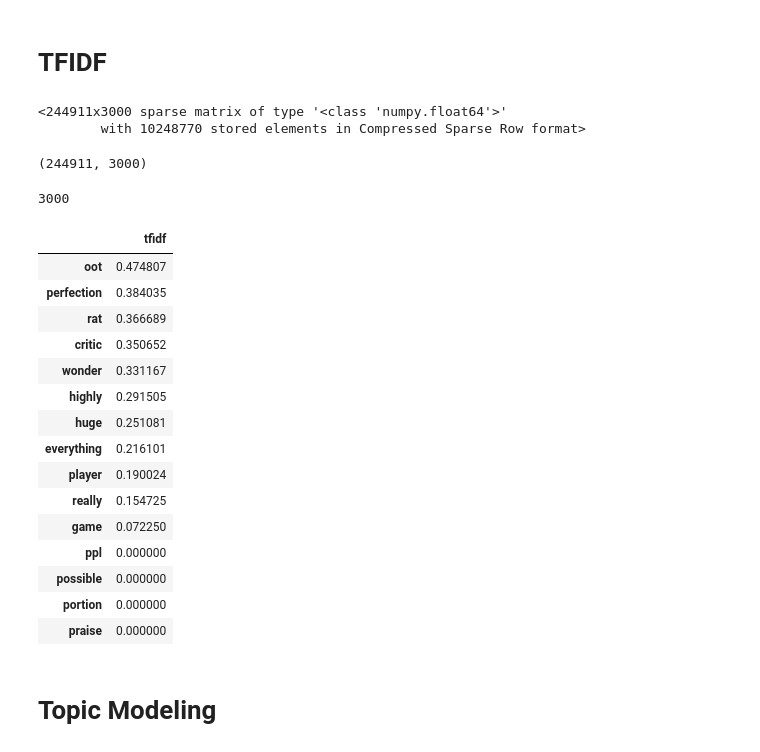
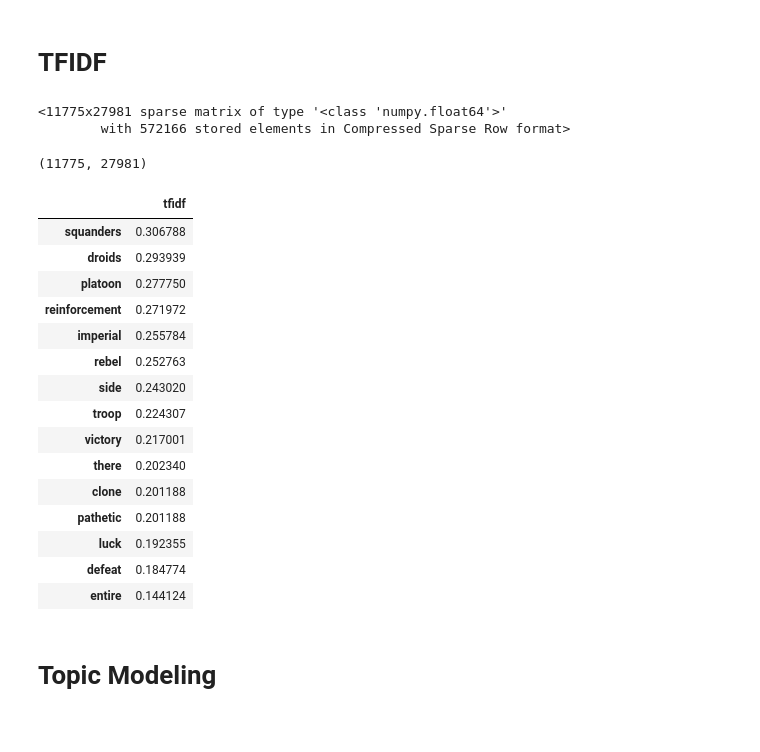
Before and after one commit to vivyhasadream/Game_Recommender_System_W_Sentimental_Analyzer, a Jupyter notebook: 2_EDA_NLP.ipynb, the cells around one changed output. Saved outputs shown, nothing was run; the diff lists cells and outputs as text; code cells hidden in the pictures.

```diff
--- a/2_EDA_NLP.ipynb
+++ b/2_EDA_NLP.ipynb
@@ -231,0 +230,10 @@ Name: Userscore, dtype: float64
+# %%
+sample_size = int(df.shape[0]*0.05)  # 5% of origin
+print(f'sample size {sample_size}')
+
+df_sub = df.sample(sample_size,random_state=2333)
+
+start = time.time()
+df_sub['Comment'] = df_sub['Comment'].apply(process_text, min_length = 10)
+end = time.time()
+print(f'{end-start} seconds slipped.')
@@ -316,45 +343,41 @@ dtype: float64
 # after proprocess, there will be empty comment
 # due to min_length
 
-df_new = df[df['Comment'] != '']
+df_new = df_sub[df_sub['Comment'] != '']
 # %%
 corpus = df_new['Comment']
 vectorizer = TfidfVectorizer()
 X_train = vectorizer.fit_transform(corpus)
 X_train
 # %% [output]
-<244911x3000 sparse matrix of type '<class 'numpy.float64'>'
-        with 10248770 stored elements in Compressed Sparse Row format>
+<11775x27981 sparse matrix of type '<class 'numpy.float64'>'
+        with 572166 stored elements in Compressed Sparse Row format>
 # %%
 X_train.shape
 # %% [output]
-(244911, 3000)
+(11775, 27981)
-# %%
-len(vectorizer.get_feature_names_out())
-# %% [output]
-3000
 # %%
 feature_names = vectorizer.get_feature_names() #get tfidf vector for first document
 first_document_vector = X_train[0]  #print the scores
-df = pd.DataFrame(first_document_vector.T.todense(), index=feature_names, columns=["tfidf"])
-df.sort_values(by=["tfidf"],ascending=False).head(15)
+df_temp = pd.DataFrame(first_document_vector.T.todense(), index=feature_names, columns=["tfidf"])
+df_temp.sort_values(by=["tfidf"],ascending=False).head(15)
 # %% [output]
 |  | tfidf |
-| oot | 0.474807 |
-| perfection | 0.384035 |
-| rat | 0.366689 |
-| critic | 0.350652 |
-| wonder | 0.331167 |
-| highly | 0.291505 |
-| huge | 0.251081 |
-| everything | 0.216101 |
-| player | 0.190024 |
-| really | 0.154725 |
-| game | 0.072250 |
-| ppl | 0.000000 |
-| possible | 0.000000 |
-| portion | 0.000000 |
-| praise | 0.000000 |
+| squanders | 0.306788 |
+| droids | 0.293939 |
+| platoon | 0.277750 |
+| reinforcement | 0.271972 |
+| imperial | 0.255784 |
+| rebel | 0.252763 |
+| side | 0.243020 |
+| troop | 0.224307 |
+| victory | 0.217001 |
+| there | 0.202340 |
+| clone | 0.201188 |
+| pathetic | 0.201188 |
+| luck | 0.192355 |
+| defeat | 0.184774 |
+| entire | 0.144124 |
 # %% [markdown]
 # Topic Modeling
 # %%
```
Also changed, not shown: parts of 33 cells of this notebook, 6 other files.
